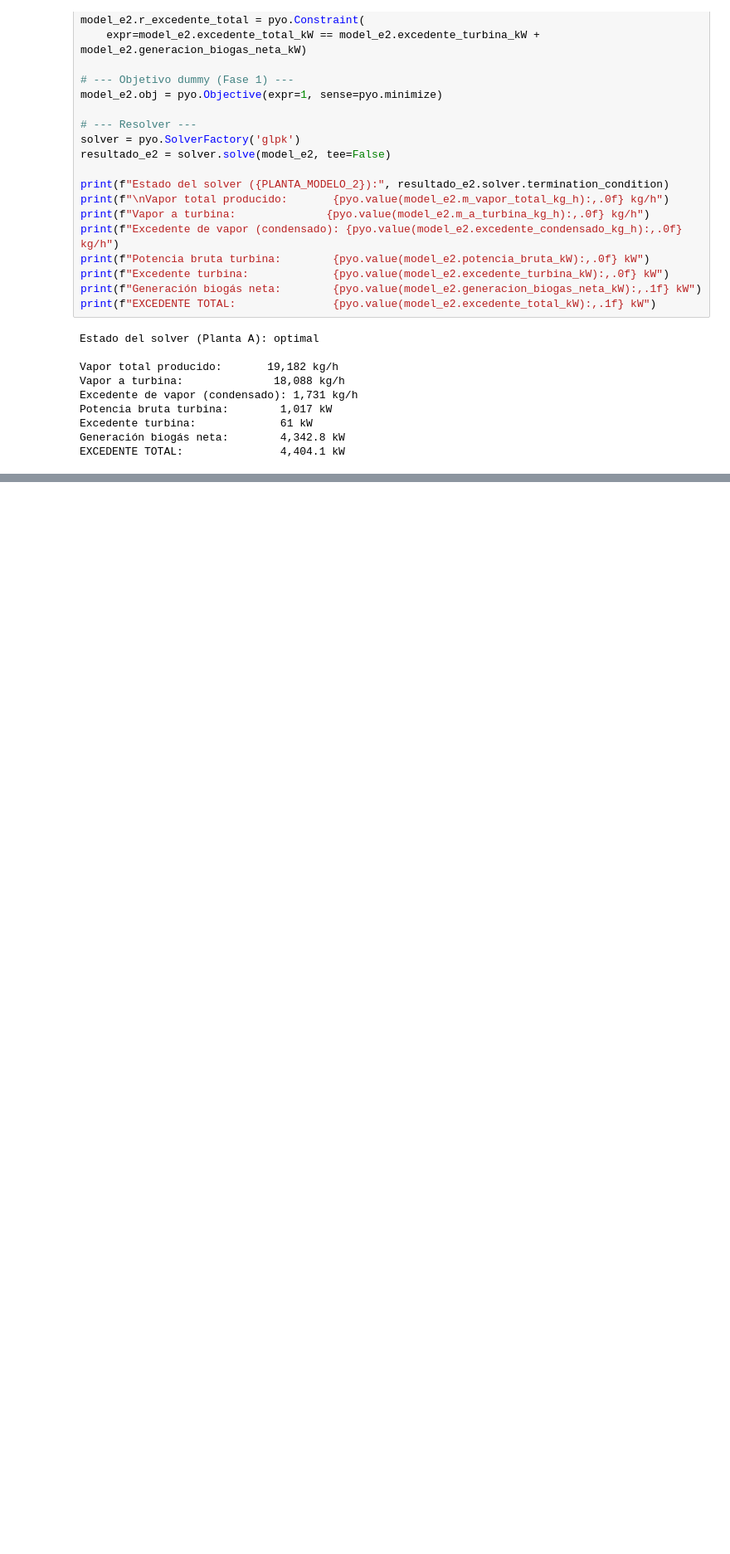
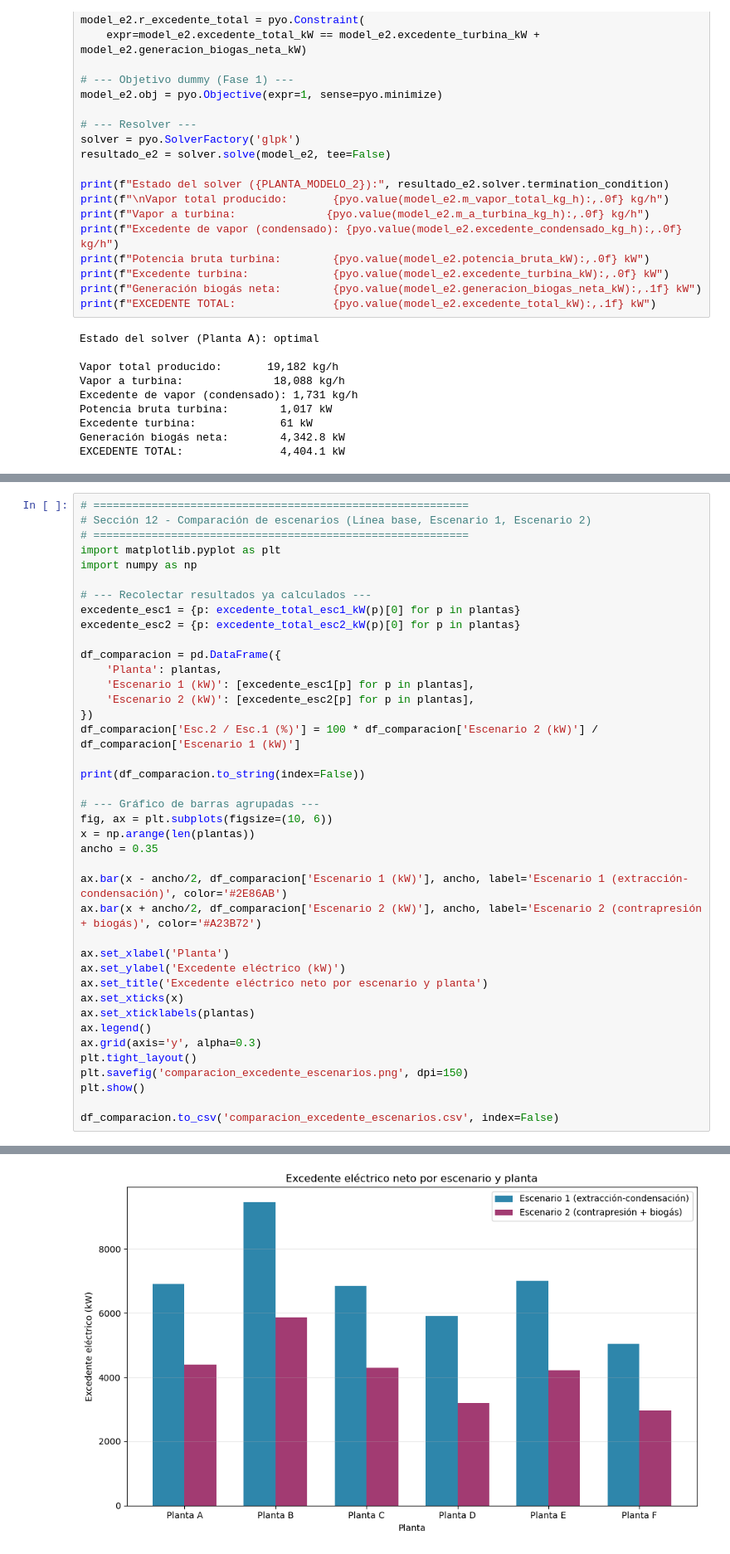
Before and after one commit to juncal0/valorizacion-biomasa-palma, a Jupyter notebook: 01_limpieza_datos_capex_emisiones_social_1.ipynb, the cells around one changed output, grey strips where cells are left out. Shown at 83% size. Cells and saved outputs as stored; diff of their text form; blank space fills up the shorter version.

Commit message:
Agrega comparacion grafica de los 3 escenarios (Seccion 12) y balance de masa de digestato del biodigestor Escenario 2 (Seccion 11, Bloque 7.5)

```diff
--- a/01_limpieza_datos_capex_emisiones_social_1.ipynb
+++ b/01_limpieza_datos_capex_emisiones_social_1.ipynb
@@ -1931,0 +1991,41 @@ EXCEDENTE TOTAL:               4,404.1 kW
+# %%
+# ==========================================================
+# Sección 12 - Comparación de escenarios (Línea base, Escenario 1, Escenario 2)
+# ==========================================================
+import matplotlib.pyplot as plt
+import numpy as np
+
+# --- Recolectar resultados ya calculados ---
+excedente_esc1 = {p: excedente_total_esc1_kW(p)[0] for p in plantas}
+excedente_esc2 = {p: excedente_total_esc2_kW(p)[0] for p in plantas}
+
+df_comparacion = pd.DataFrame({
+    'Planta': plantas,
+    'Escenario 1 (kW)': [excedente_esc1[p] for p in plantas],
+    'Escenario 2 (kW)': [excedente_esc2[p] for p in plantas],
+})
+df_comparacion['Esc.2 / Esc.1 (%)'] = 100 * df_comparacion['Escenario 2 (kW)'] / df_comparacion['Escenario 1 (kW)']
+
+print(df_comparacion.to_string(index=False))
+
+# --- Gráfico de barras agrupadas ---
+fig, ax = plt.subplots(figsize=(10, 6))
+x = np.arange(len(plantas))
+ancho = 0.35
+
+ax.bar(x - ancho/2, df_comparacion['Escenario 1 (kW)'], ancho, label='Escenario 1 (extracción-condensación)', color='#2E86AB')
+ax.bar(x + ancho/2, df_comparacion['Escenario 2 (kW)'], ancho, label='Escenario 2 (contrapresión + biogás)', color='#A23B72')
+
+ax.set_xlabel('Planta')
+ax.set_ylabel('Excedente eléctrico (kW)')
+ax.set_title('Excedente eléctrico neto por escenario y planta')
+ax.set_xticks(x)
+ax.set_xticklabels(plantas)
+ax.legend()
+ax.grid(axis='y', alpha=0.3)
+plt.tight_layout()
+plt.savefig('comparacion_excedente_escenarios.png', dpi=150)
+plt.show()
+
+df_comparacion.to_csv('comparacion_excedente_escenarios.csv', index=False)
+# %% [output]
@@ -1931,0 +2039 @@ EXCEDENTE TOTAL:               4,404.1 kW
+[figure, added]
```
Also changed, not shown: parts of 5 cells of this notebook, 5 other files.
